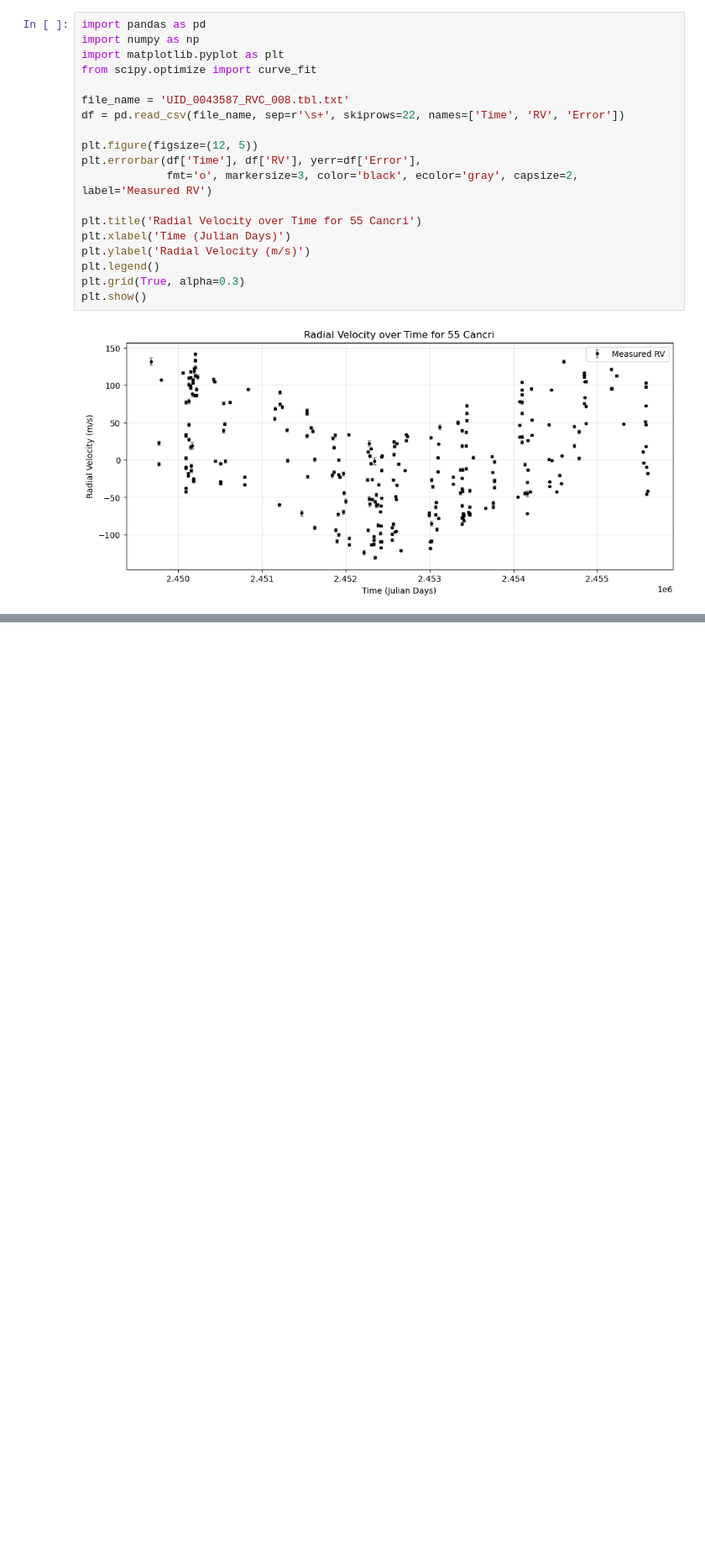
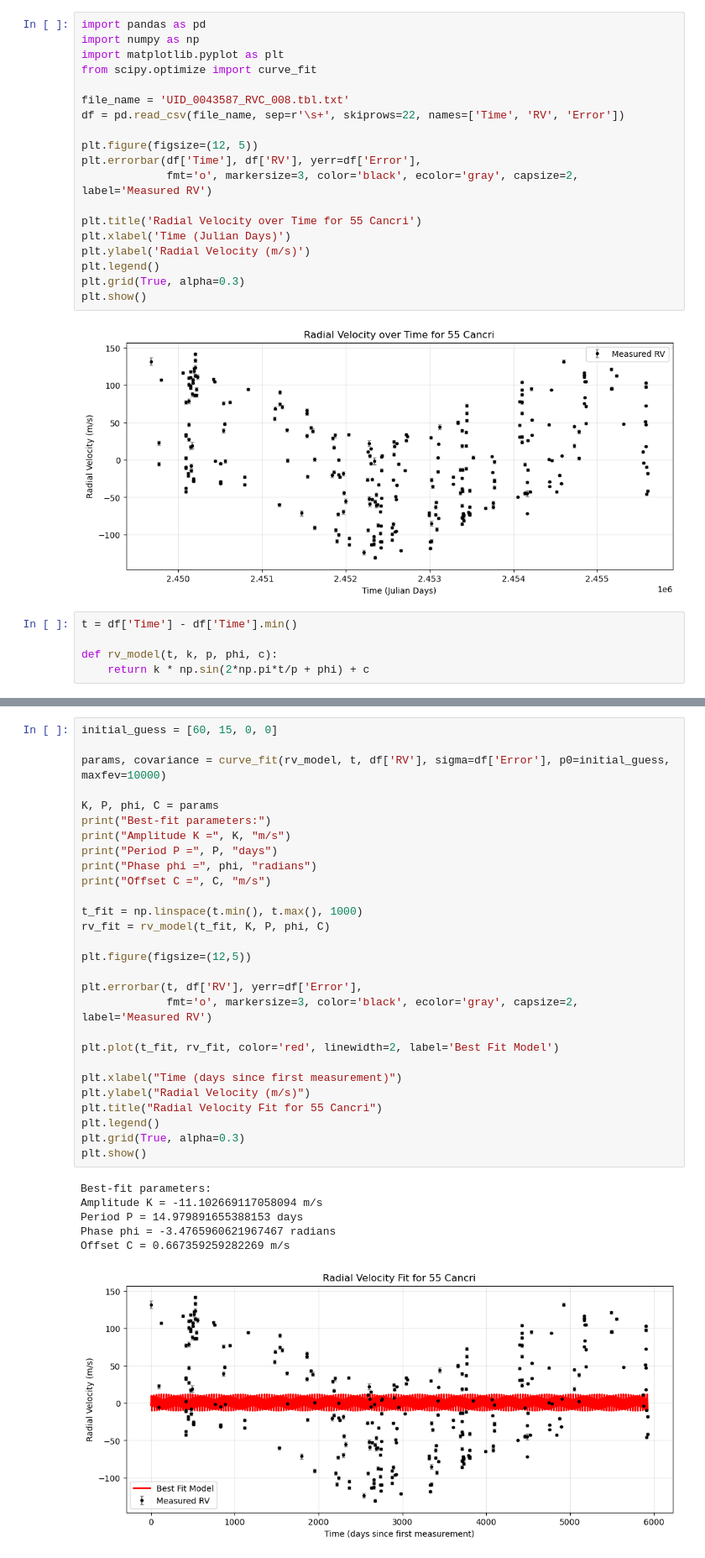
Before and after one commit to Eathand/astr-19, a Jupyter notebook: Astr19 Group Project.ipynb, the cells around one changed output, grey strips where cells are left out. Shown at 84% size. Saved outputs shown, nothing was run; the diff lists cells and outputs as text; blank space fills up the shorter version.

```diff
--- a/Astr19 Group Project.ipynb
+++ b/Astr19 Group Project.ipynb
@@ -22,3 +22,8 @@ plt.grid(True, alpha=0.3)
 plt.show()
 # %% [output]
 [figure]
+# %%
+t = df['Time'] - df['Time'].min()
+
+def rv_model(t, k, p, phi, c):
+    return k * np.sin(2*np.pi*t/p + phi) + c
@@ -24,0 +35,35 @@ plt.show()
+# %%
+initial_guess = [60, 15, 0, 0]
+
+params, covariance = curve_fit(rv_model, t, df['RV'], sigma=df['Error'], p0=initial_guess, maxfev=10000)
+
+K, P, phi, C = params
+print("Best-fit parameters:")
+print("Amplitude K =", K, "m/s")
+print("Period P =", P, "days")
+print("Phase phi =", phi, "radians")
+print("Offset C =", C, "m/s")
+
+t_fit = np.linspace(t.min(), t.max(), 1000)
+rv_fit = rv_model(t_fit, K, P, phi, C)
+
+plt.figure(figsize=(12,5))
+
+plt.errorbar(t, df['RV'], yerr=df['Error'],
+             fmt='o', markersize=3, color='black', ecolor='gray', capsize=2, label='Measured RV')
+
+plt.plot(t_fit, rv_fit, color='red', linewidth=2, label='Best Fit Model')
+
+plt.xlabel("Time (days since first measurement)")
+plt.ylabel("Radial Velocity (m/s)")
+plt.title("Radial Velocity Fit for 55 Cancri")
+plt.legend()
+plt.grid(True, alpha=0.3)
+plt.show()
+# %% [output]
+Best-fit parameters:
+Amplitude K = -11.102669117058094 m/s
+Period P = 14.979891655388153 days
+Phase phi = -3.4765960621967467 radians
+Offset C = 0.667359259282269 m/s
+[figure, added]
```
Also changed, not shown: parts of 2 cells of this notebook.
